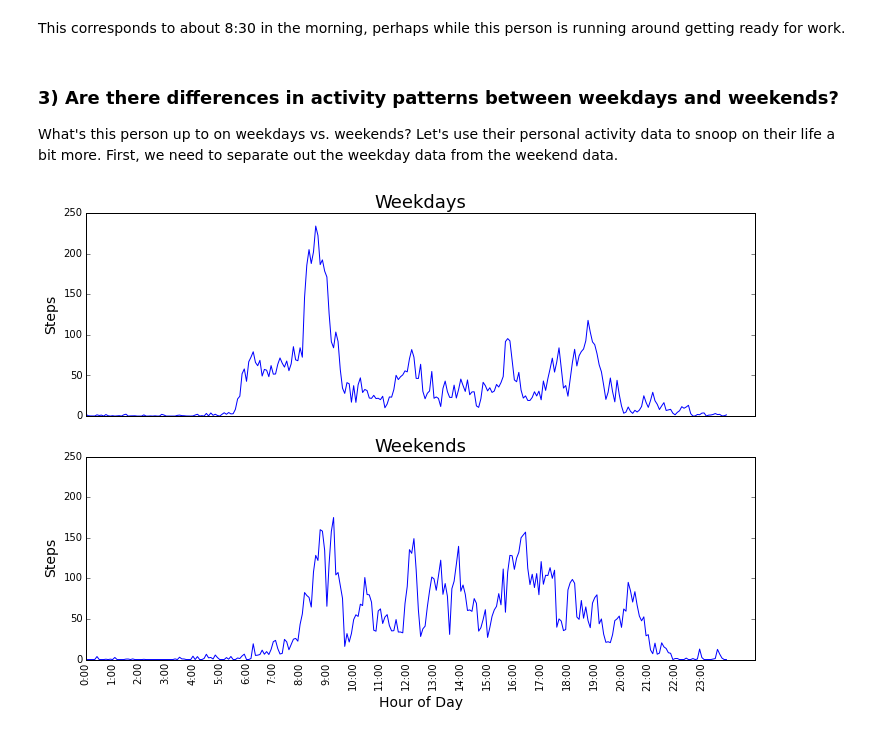
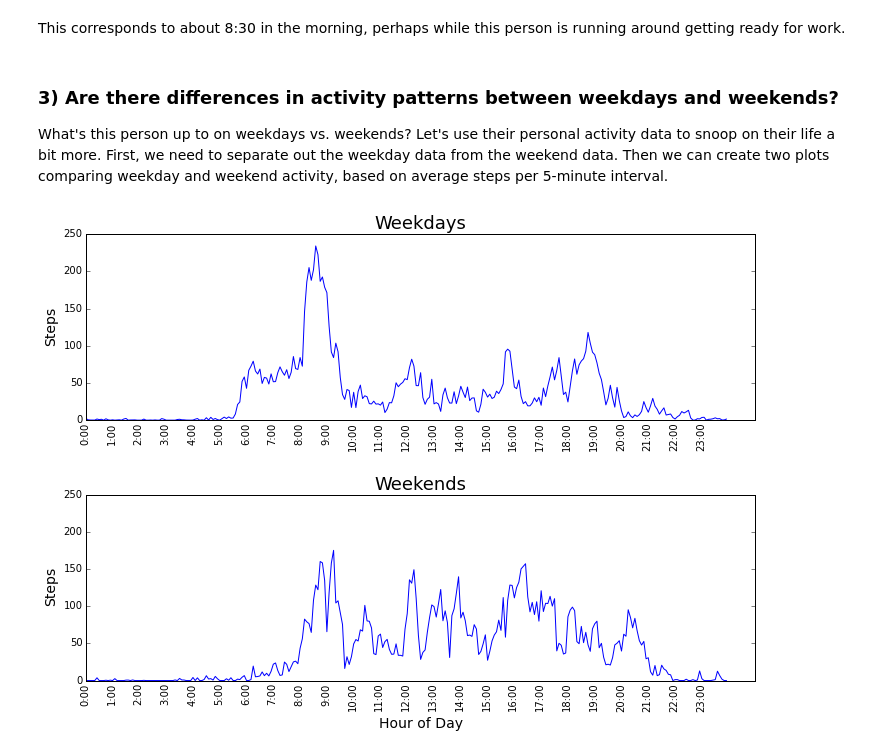
Before and after one commit to bradmager/StepMonitoringSystem, a Jupyter notebook: StepMonitoring.ipynb, the cells around one changed output. Cells and saved outputs as stored; diff of their text form; code cells hidden in the pictures.

Commit message:
Cleaned up final graph

```diff
--- a/StepMonitoring.ipynb
+++ b/StepMonitoring.ipynb
@@ -92,46 +91,50 @@ This corresponds to about 8:30 in the morning, perhaps while this person is runn
 # %% [markdown]
 ### 3) Are there differences in activity patterns between weekdays and weekends?
 
-What's this person up to on weekdays vs. weekends? Let's use their personal activity data to snoop on their life a bit more. First, we need to separate out the weekday data from the weekend data.
+What's this person up to on weekdays vs. weekends? Let's use their personal activity data to snoop on their life a bit more. First, we need to separate out the weekday data from the weekend data. Then we can create two plots comparing weekday and weekend activity, based on average steps per 5-minute interval.
 # %%
 # Create a new column called 'weekday' that holds a number representing
 # the day of the week, Monday=0, Sunday=6. Then get separate data frames
 # based on the days of the week.
 step_data['weekday'] = step_data['date'].apply(lambda x: x.weekday())
 weekdays = step_data[step_data['weekday'] < 5]
 weekends = step_data[step_data['weekday'] >= 5]
 
 # Get the mean number of steps grouped by 5-minute interval
 average_steps_weekdays = weekdays.groupby('interval').mean()['steps']
 average_steps_weekends = weekends.groupby('interval').mean()['steps']
 
+# Create separate plots for weekday and weekend
 %matplotlib inline
+
 fig, (ax1, ax2) = plt.subplots(nrows=2, figsize=(12, 8))
+plt.subplots_adjust(hspace=.4)
+
+# We use this to convert the indices of the data frames to the
+# corresponding hour of the day, to use on the x-axis.
+hours = ['0:00','1:00','2:00','3:00','4:00','5:00',
+        '6:00','7:00','8:00','9:00','10:00','11:00',
+        '12:00','13:00','14:00','15:00','16:00','17:00',
+        '18:00','19:00','20:00','21:00','22:00','23:00']
+
+def set_ax(ax):
+    '''Perform axis setup, which is the same on both plots'''
+    ax.set_ylim([0,250])
+    ax.set_ylabel('Steps', size=14)
+    ax.set_xticks(np.arange(0,288,12))
+    ax.set_xticklabels(hours, rotation=90)
+    ax.xaxis.set_ticks_position('none')
+    if ax == ax2:
+        ax.set_xlabel('Hour of Day', size=14)
 
 ax1.plot(average_steps_weekdays)
 ax1.set_title('Weekdays', size=18)
-ax1.set_ylim([0,250])
-ax1.set_ylabel('Steps', size=14)
-# plt.tick_params(axis='x',which='both',bottom='off',top='off')
-# plt.gca().xaxis.set_major_locator(plt.NullLocator())
-ax1.xaxis.set_ticks_position('none')
+set_ax(ax1)
 
 ax2.plot(average_steps_weekends)
 ax2.set_title('Weekends', size=18)
-ax2.set_ylim([0,250])
-ax2.set_xlabel('Hour of Day', size=14)
-ax2.set_ylabel('Steps', size=14)
-
-ax2.set_xticks(np.arange(0,288,12))
-ax2.set_xticklabels(['0:00','1:00','2:00','3:00','4:00','5:00',
-                    '6:00','7:00','8:00','9:00','10:00','11:00',
-                    '12:00','13:00','14:00','15:00','16:00','17:00',
-                    '18:00','19:00','20:00','21:00','22:00','23:00'], rotation=90)
-plt.setp(ax1.get_xticklabels(), visible=False)
-# plt.tick_params(axis='x',which='both',bottom='off',top='off')
-# plt.gca().xaxis.set_major_locator(plt.NullLocator())
-ax2.xaxis.set_ticks_position('none')
+set_ax(ax2)
 
 plt.show()
 # %% [output]
-[figure, old version]
+[figure, new version]
```
Also changed, not shown: parts of 4 cells of this notebook.
